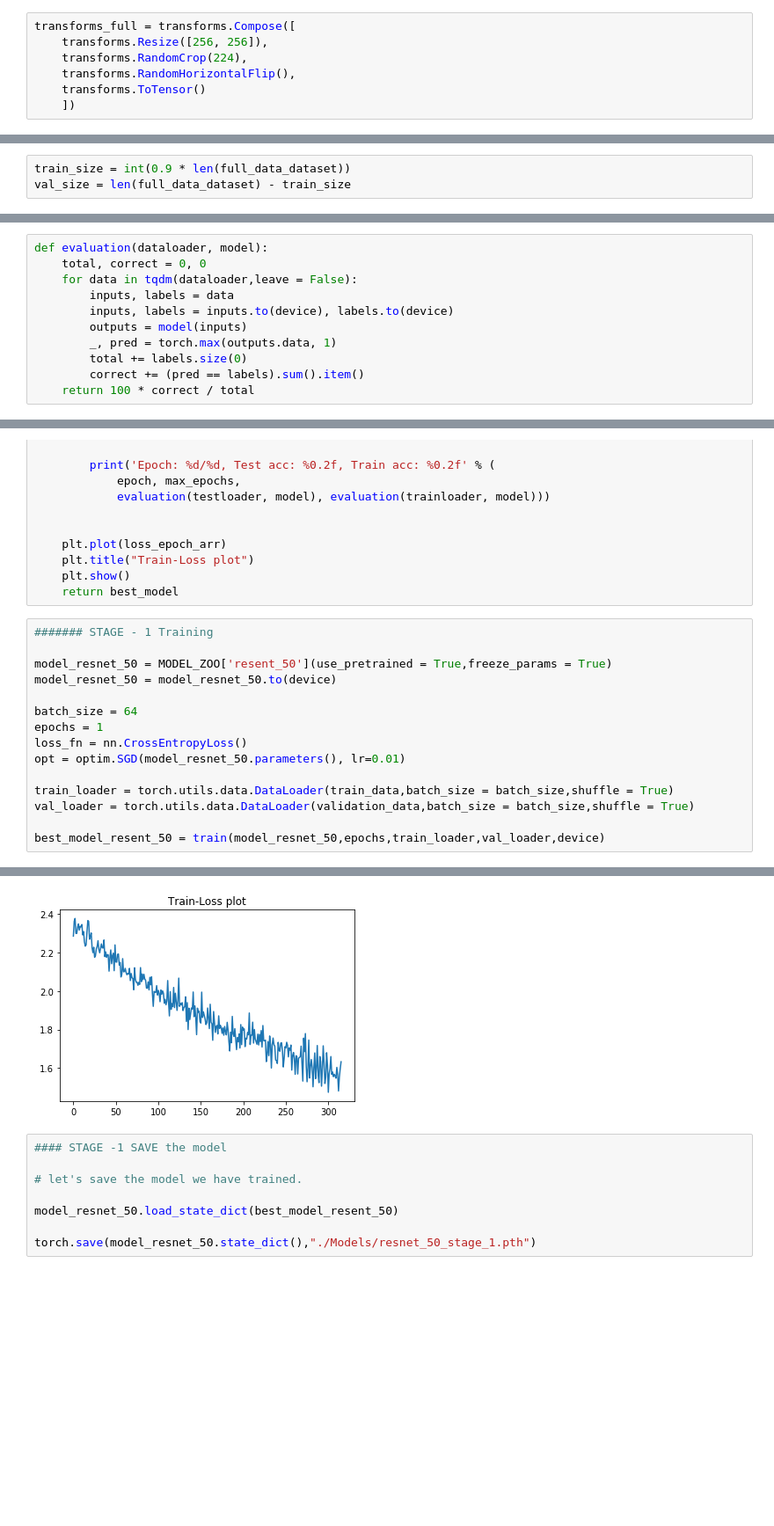
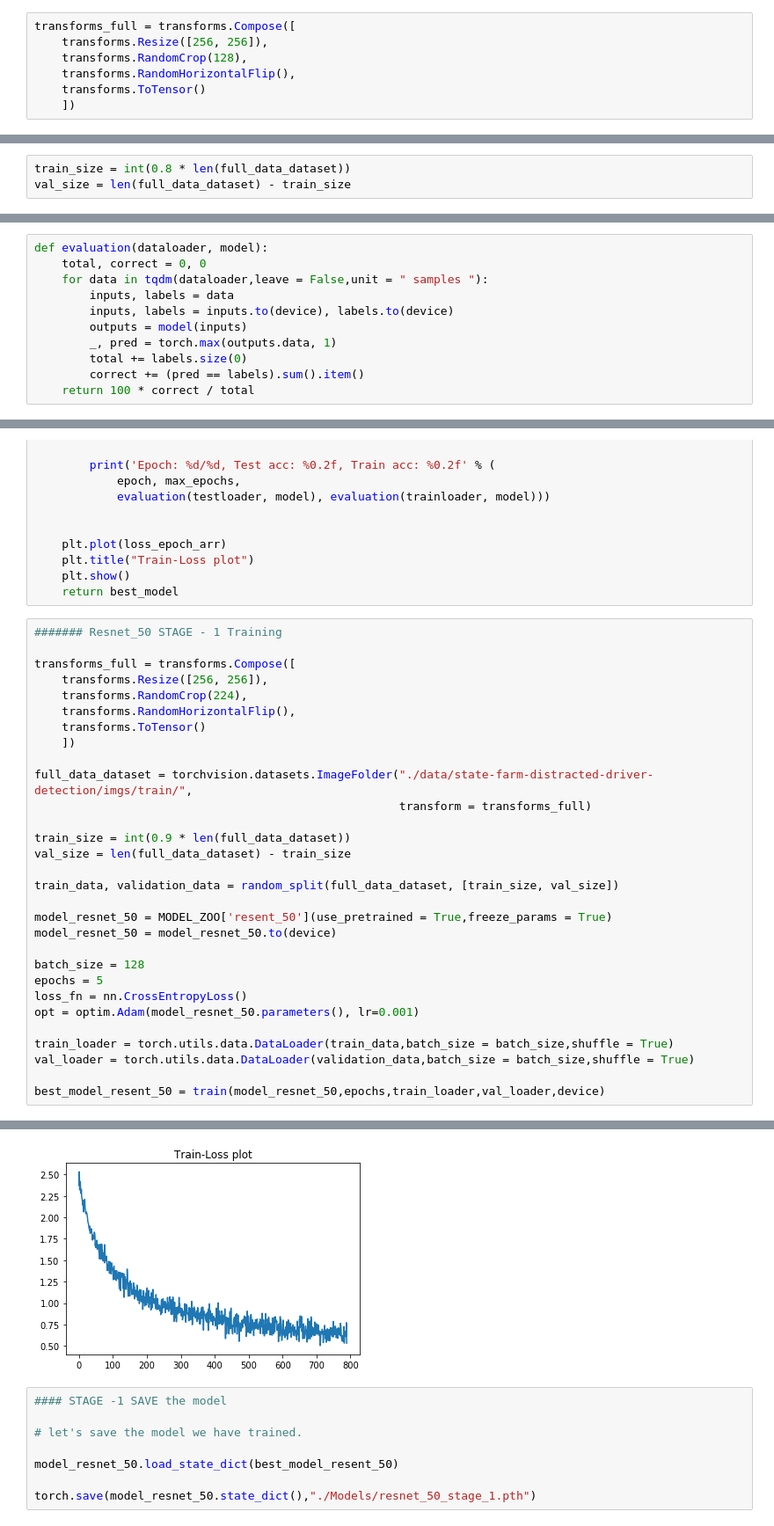
Before and after one commit to biku1998/Driver_Activity_Detection, a Jupyter notebook: Driver_activity_recognition.ipynb, the cells around one changed output, grey strips where cells are left out. Shown at 88% size. Saved outputs shown, nothing was run; the diff lists cells and outputs as text; blank space fills up the shorter version.

```diff
--- a/Driver_activity_recognition.ipynb
+++ b/Driver_activity_recognition.ipynb
@@ -74,7 +118,7 @@ cuda:0
 # %%
 transforms_full = transforms.Compose([
     transforms.Resize([256, 256]),
-    transforms.RandomCrop(224),
+    transforms.RandomCrop(128),
     transforms.RandomHorizontalFlip(),
     transforms.ToTensor()
     ])
@@ -86,7 +130,7 @@ len(full_data_dataset)
 # %% [output]
 22424
 # %%
-train_size = int(0.9 * len(full_data_dataset))
+train_size = int(0.8 * len(full_data_dataset))
 val_size = len(full_data_dataset) - train_size
 # %%
 train_data, validation_data = random_split(full_data_dataset, [train_size, val_size])
@@ -164,7 +206,7 @@ tensor([[ 0.3447, -0.0175, -0.0321,  0.1143,  0.1106,  0.0175, -0.3251, -0.2075,
 # %%
 def evaluation(dataloader, model):
     total, correct = 0, 0
-    for data in tqdm(dataloader,leave = False):
+    for data in tqdm(dataloader,leave = False,unit = " samples "):
         inputs, labels = data
         inputs, labels = inputs.to(device), labels.to(device)
         outputs = model(inputs)
@@ -220,15 +264,30 @@ def train(model,epochs,trainloader,testloader,device):
     plt.show()
     return best_model
 # %%
-####### STAGE - 1 Training
+####### Resnet_50 STAGE - 1 Training
+
+transforms_full = transforms.Compose([
+    transforms.Resize([256, 256]),
+    transforms.RandomCrop(224),
+    transforms.RandomHorizontalFlip(),
+    transforms.ToTensor()
+    ])
+
+full_data_dataset = torchvision.datasets.ImageFolder("./data/state-farm-distracted-driver-detection/imgs/train/",
+                                                     transform = transforms_full)
+
+train_size = int(0.9 * len(full_data_dataset))
+val_size = len(full_data_dataset) - train_size
+
+train_data, validation_data = random_split(full_data_dataset, [train_size, val_size])
 
 model_resnet_50 = MODEL_ZOO['resent_50'](use_pretrained = True,freeze_params = True)
 model_resnet_50 = model_resnet_50.to(device)
 
-batch_size = 64
-epochs = 1
+batch_size = 128
+epochs = 5
 loss_fn = nn.CrossEntropyLoss()
-opt = optim.SGD(model_resnet_50.parameters(), lr=0.01)
+opt = optim.Adam(model_resnet_50.parameters(), lr=0.001)
 
 train_loader = torch.utils.data.DataLoader(train_data,batch_size = batch_size,shuffle = True)
 val_loader = torch.utils.data.DataLoader(validation_data,batch_size = batch_size,shuffle = True)
@@ -255,4 +314,4 @@ Epoch: 0/1, Test acc: 57.78, Train acc: 60.26
-[figure, old version]
+[figure, new version]
 # %%
 #### STAGE -1 SAVE the model
 
```
Also changed, not shown: parts of 18 cells of this notebook, 3 other files.
